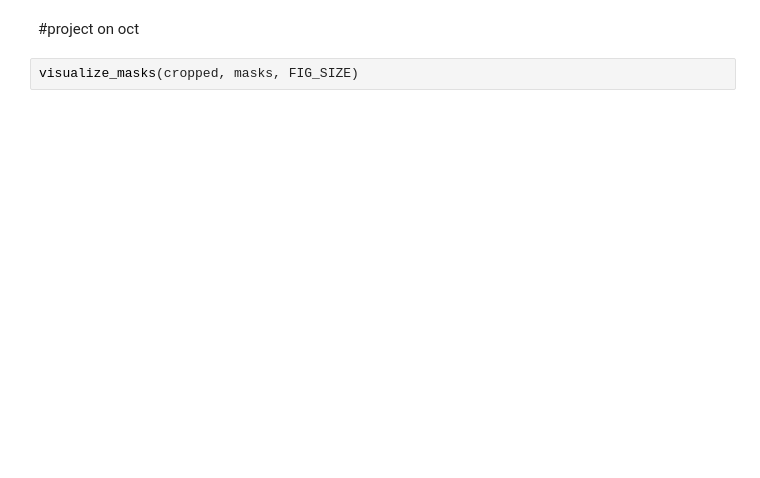
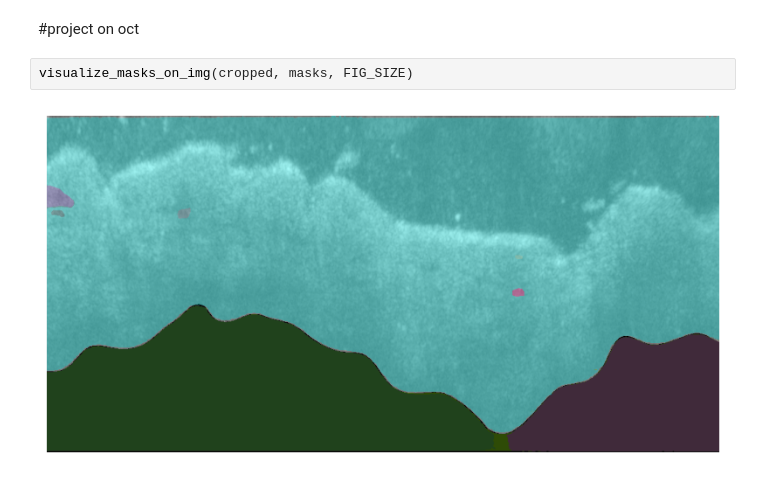
Before and after one commit to WinetraubLab/zero_shot_segmentation, a Jupyter notebook: zero_shot_segmentation_oct.ipynb, the cells around one changed output. Cells and saved outputs as stored; diff of their text form; blank space fills up the shorter version.

```diff
--- a/zero_shot_segmentation_oct.ipynb
+++ b/zero_shot_segmentation_oct.ipynb
@@ -237,4 +205,6 @@ if visualize_sam_outputs:
 # %% [markdown]
 #project on oct
 # %%
-visualize_masks(cropped, masks, FIG_SIZE)
+visualize_masks_on_img(cropped, masks, FIG_SIZE)
+# %% [output]
+[figure, added]
```
Also changed, not shown: parts of 13 cells of this notebook.
